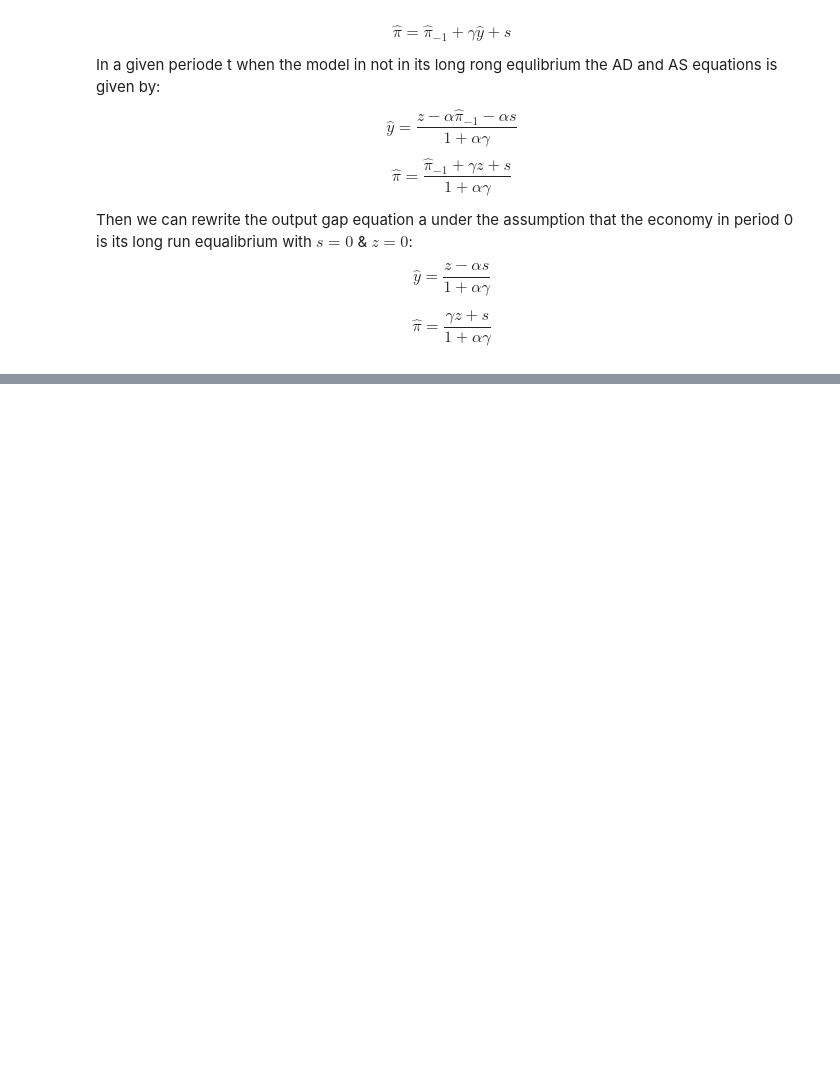
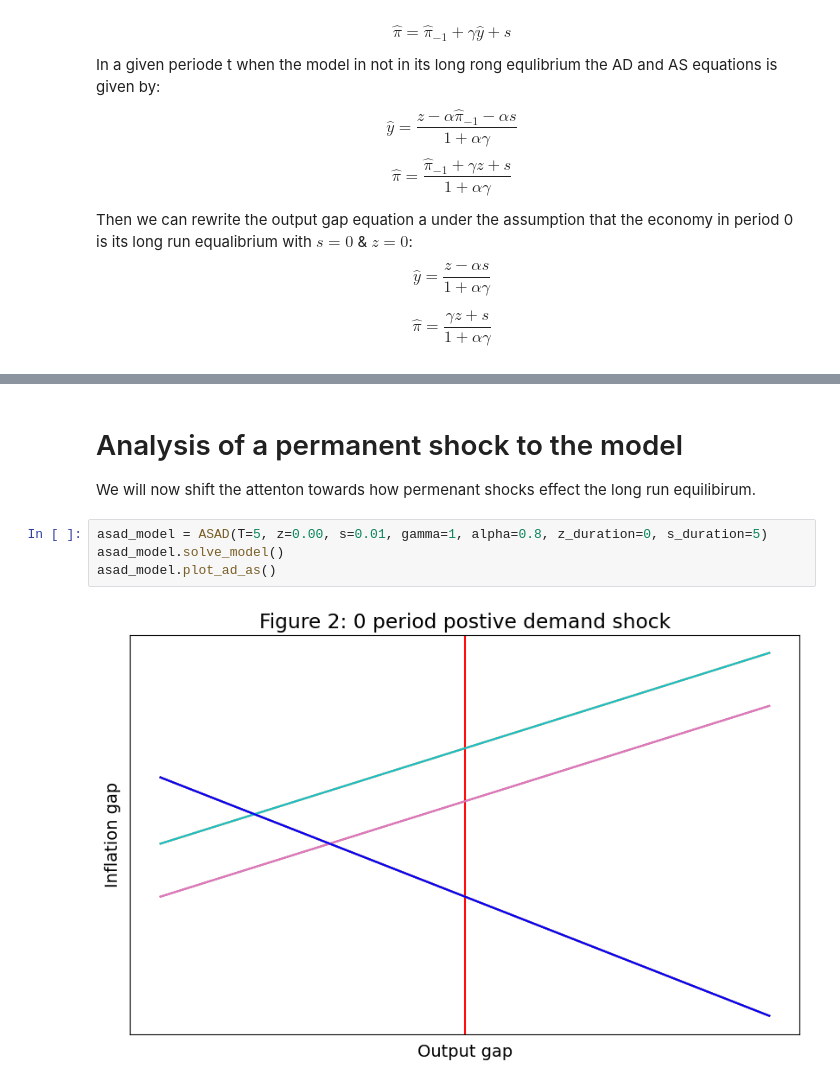
Before and after one commit to OscarErnst/Noter, a Jupyter notebook: IntroProg/Model Project/modelproject.ipynb, the cells around one changed output, grey strips where cells are left out. Cells and saved outputs as stored; diff of their text form; blank space fills up the shorter version.

```diff
--- a/IntroProg/Model Project/modelproject.ipynb
+++ b/IntroProg/Model Project/modelproject.ipynb
@@ -63,0 +86,9 @@ plt.show()
+# %% [markdown]
+# Analysis of a permanent shock to the model
+We will now shift the attenton towards how permenant shocks effect the long run equilibirum.
+# %%
+asad_model = ASAD(T=5, z=0.00, s=0.01, gamma=1, alpha=0.8, z_duration=0, s_duration=5)
+asad_model.solve_model()
+asad_model.plot_ad_as()
+# %% [output]
+[figure, added]
```
Also changed, not shown: parts of 11 cells of this notebook, 1 other file.
